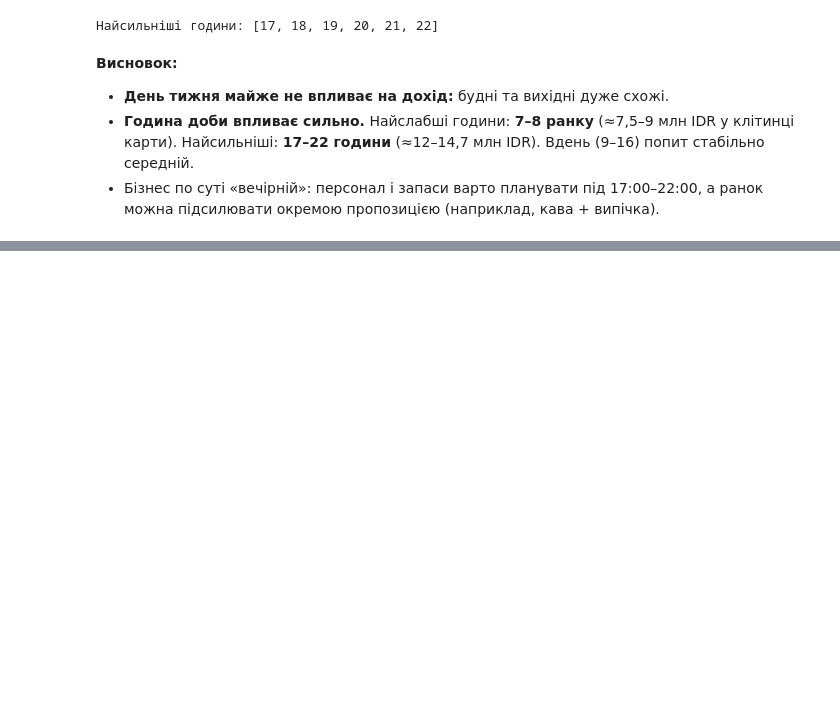
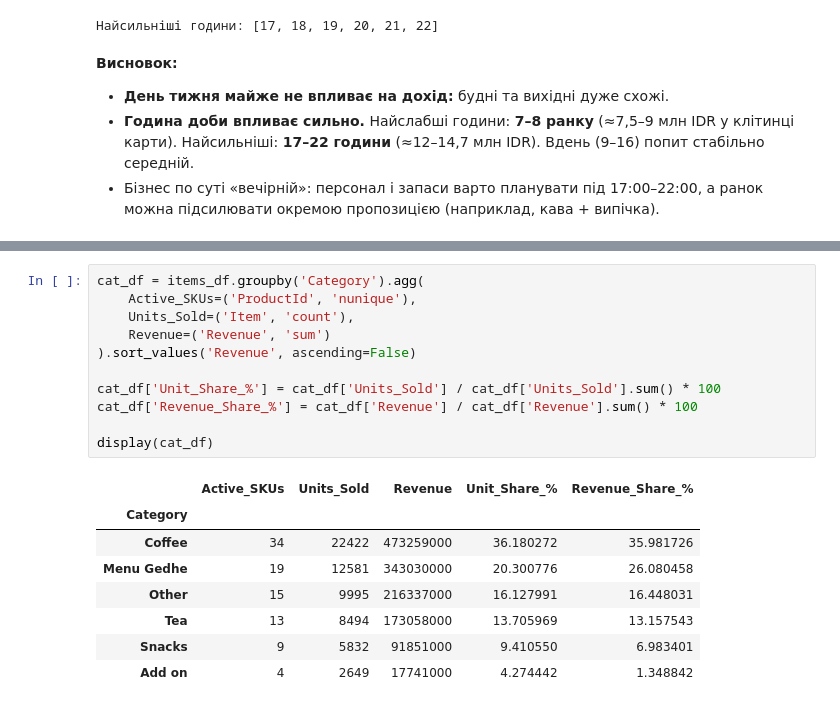
Before and after one commit to Chuchman-Dima/FB-Sales-Revenue-Analytics, a Jupyter notebook: notebook/notebook.ipynb, the cells around one changed output, grey strips where cells are left out. Drawn from its saved outputs; the diff is of its cells as text; blank space fills up the shorter version.

```diff
--- a/notebook/notebook.ipynb
+++ b/notebook/notebook.ipynb
@@ -428,0 +432,20 @@ print('Найсильніші години:', sorted(top_hours.tolist()))
+# %%
+cat_df = items_df.groupby('Category').agg(
+    Active_SKUs=('ProductId', 'nunique'),
+    Units_Sold=('Item', 'count'),
+    Revenue=('Revenue', 'sum')
+).sort_values('Revenue', ascending=False)
+
+cat_df['Unit_Share_%'] = cat_df['Units_Sold'] / cat_df['Units_Sold'].sum() * 100
+cat_df['Revenue_Share_%'] = cat_df['Revenue'] / cat_df['Revenue'].sum() * 100
+
+display(cat_df)
+# %% [output]
+|  | Active_SKUs | Units_Sold | Revenue | Unit_Share_% | Revenue_Share_% |
+| Category |  |  |  |  |  |
+| Coffee | 34 | 22422 | 473259000 | 36.180272 | 35.981726 |
+| Menu Gedhe | 19 | 12581 | 343030000 | 20.300776 | 26.080458 |
+| Other | 15 | 9995 | 216337000 | 16.127991 | 16.448031 |
+| Tea | 13 | 8494 | 173058000 | 13.705969 | 13.157543 |
+| Snacks | 9 | 5832 | 91851000 | 9.410550 | 6.983401 |
+| Add on | 4 | 2649 | 17741000 | 4.274442 | 1.348842 |
```
Also changed, not shown: parts of 3 cells of this notebook.
